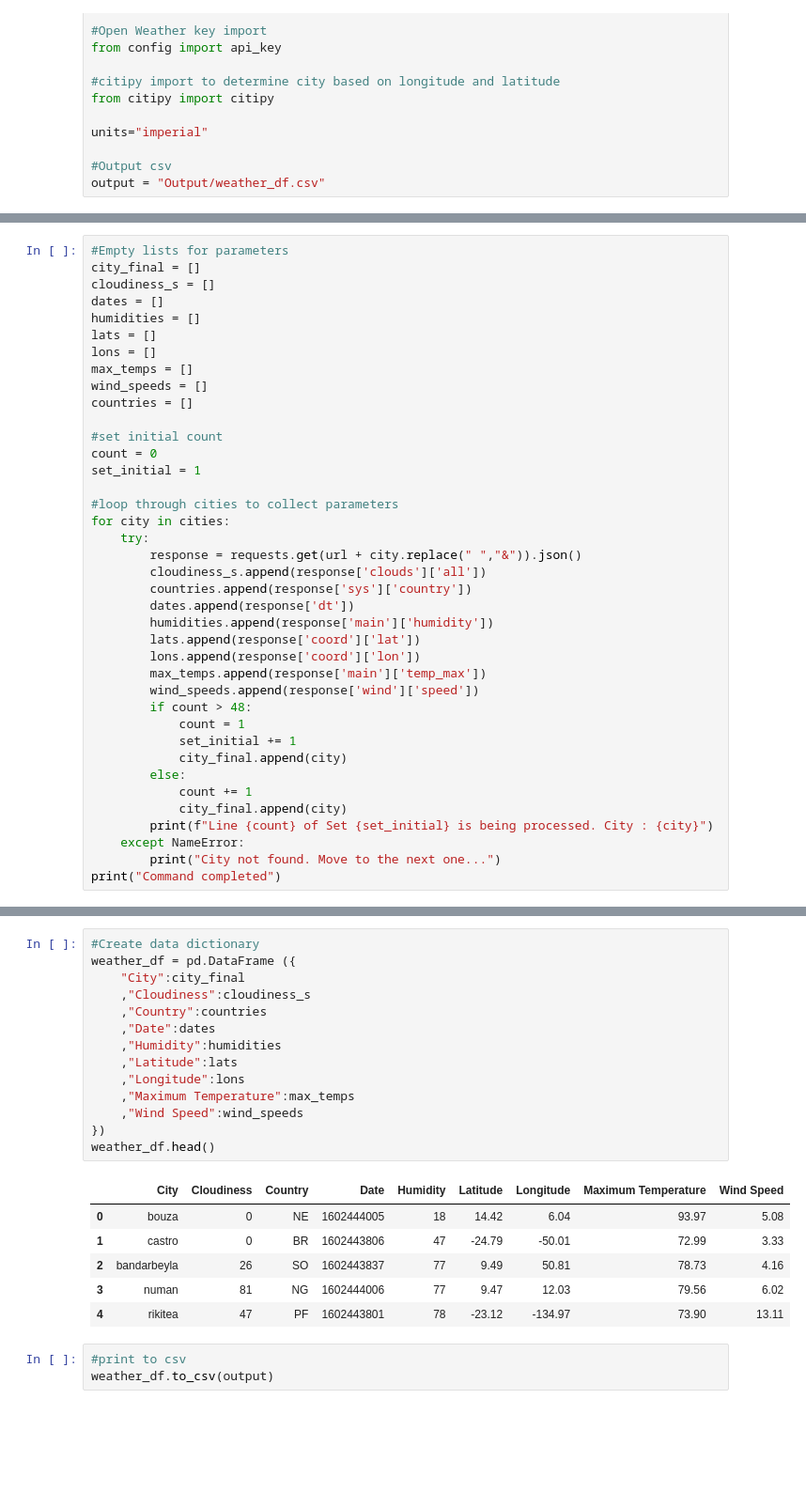
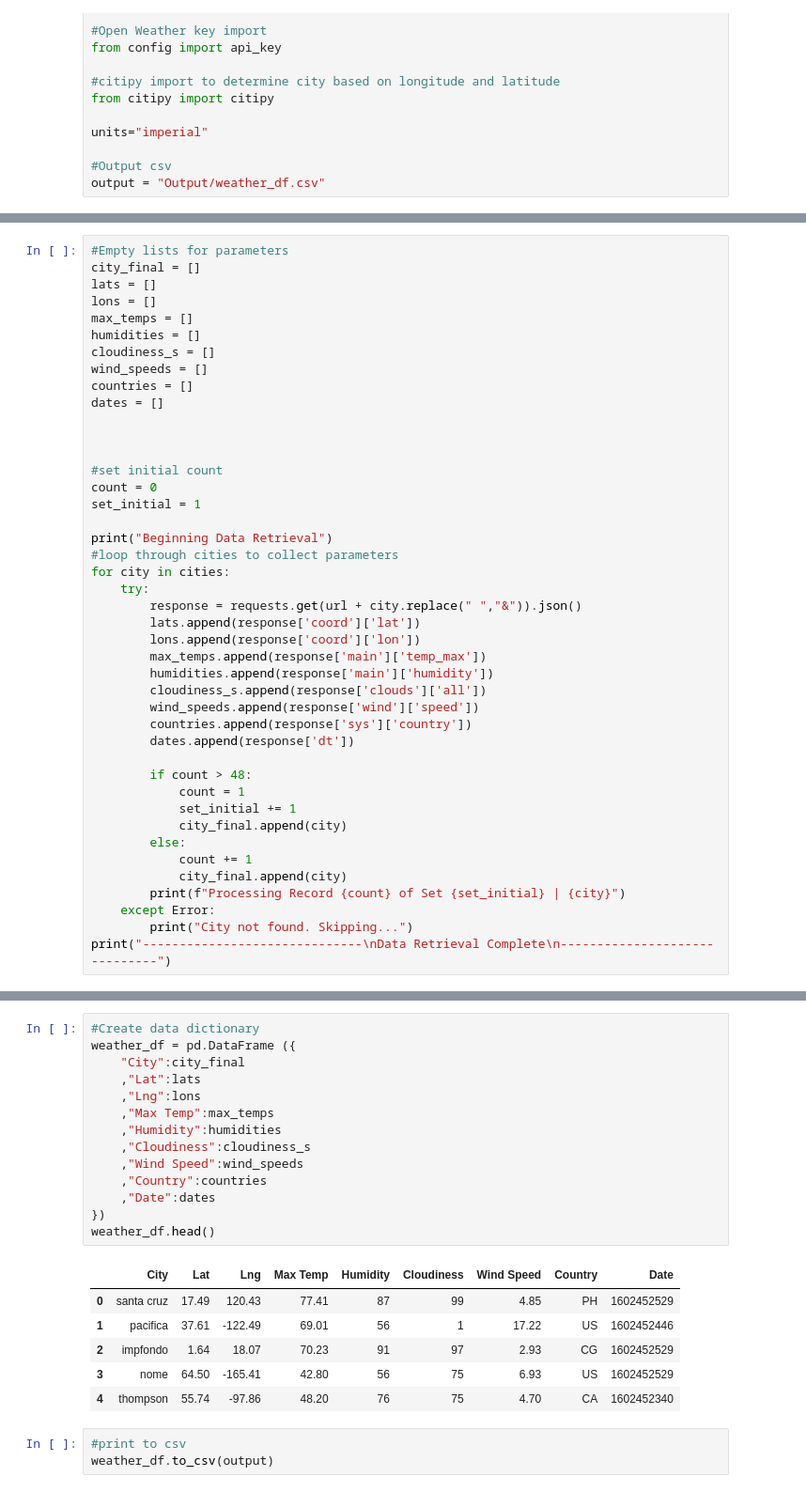
Before and after one commit to mizgutdina/python-api-challenge, a Jupyter notebook: WeatherPy/WeatherPy.ipynb, the cells around one changed output, grey strips where cells are left out. Shown at 94% size. Saved outputs shown, nothing was run; the diff lists cells and outputs as text; blank space fills up the shorter version.

```diff
--- a/WeatherPy/WeatherPy.ipynb
+++ b/WeatherPy/WeatherPy.ipynb
@@ -83,31 +91,35 @@ len(cities)
 # %%
 #Empty lists for parameters
 city_final = []
-cloudiness_s = []
-dates = []
-humidities = []
 lats = []
 lons = []
 max_temps = []
+humidities = []
+cloudiness_s = []
 wind_speeds = []
 countries = []
+dates = []
+
+
 
 #set initial count
 count = 0
 set_initial = 1
 
+print("Beginning Data Retrieval")
 #loop through cities to collect parameters
 for city in cities:
     try:
         response = requests.get(url + city.replace(" ","&")).json()
-        cloudiness_s.append(response['clouds']['all'])
-        countries.append(response['sys']['country'])
-        dates.append(response['dt'])
-        humidities.append(response['main']['humidity'])
         lats.append(response['coord']['lat'])
         lons.append(response['coord']['lon'])
         max_temps.append(response['main']['temp_max'])
+        humidities.append(response['main']['humidity'])
+        cloudiness_s.append(response['clouds']['all'])
         wind_speeds.append(response['wind']['speed'])
+        countries.append(response['sys']['country'])
+        dates.append(response['dt'])
+
         if count > 48:
             count = 1
             set_initial += 1
@@ -115,8 +127,8 @@ for city in cities:
         else:
             count += 1
             city_final.append(city)
-        print(f"Line {count} of Set {set_initial} is being processed. City : {city}")
-    except NameError:
-        print("City not found. Move to the next one...")
-print("Command completed")
+        print(f"Processing Record {count} of Set {set_initial} | {city}")
+    except Error:
+        print("City not found. Skipping...")
+print("------------------------------\nData Retrieval Complete\n------------------------------")
 # %% [output]
@@ -140,24 +156,24 @@ Command completed
 # %%
 #Create data dictionary
 weather_df = pd.DataFrame ({
     "City":city_final
+    ,"Lat":lats
+    ,"Lng":lons
+    ,"Max Temp":max_temps
+    ,"Humidity":humidities
     ,"Cloudiness":cloudiness_s
+    ,"Wind Speed":wind_speeds
     ,"Country":countries
     ,"Date":dates
-    ,"Humidity":humidities
-    ,"Latitude":lats
-    ,"Longitude":lons
-    ,"Maximum Temperature":max_temps
-    ,"Wind Speed":wind_speeds
 })
 weather_df.head()
 # %% [output]
-|  | City | Cloudiness | Country | Date | Humidity | Latitude | Longitude | Maximum Temperature | Wind Speed |
-| 0 | bouza | 0 | NE | 1602444005 | 18 | 14.42 | 6.04 | 93.97 | 5.08 |
-| 1 | castro | 0 | BR | 1602443806 | 47 | -24.79 | -50.01 | 72.99 | 3.33 |
-| 2 | bandarbeyla | 26 | SO | 1602443837 | 77 | 9.49 | 50.81 | 78.73 | 4.16 |
-| 3 | numan | 81 | NG | 1602444006 | 77 | 9.47 | 12.03 | 79.56 | 6.02 |
-| 4 | rikitea | 47 | PF | 1602443801 | 78 | -23.12 | -134.97 | 73.90 | 13.11 |
+|  | City | Lat | Lng | Max Temp | Humidity | Cloudiness | Wind Speed | Country | Date |
+| 0 | santa cruz | 17.49 | 120.43 | 77.41 | 87 | 99 | 4.85 | PH | 1602452529 |
+| 1 | pacifica | 37.61 | -122.49 | 69.01 | 56 | 1 | 17.22 | US | 1602452446 |
+| 2 | impfondo | 1.64 | 18.07 | 70.23 | 91 | 97 | 2.93 | CG | 1602452529 |
+| 3 | nome | 64.50 | -165.41 | 42.80 | 56 | 75 | 6.93 | US | 1602452529 |
+| 4 | thompson | 55.74 | -97.86 | 48.20 | 76 | 75 | 4.70 | CA | 1602452340 |
 # %%
 #print to csv
 weather_df.to_csv(output)
```
Also changed, not shown: parts of 42 cells of this notebook, 6 other files.
